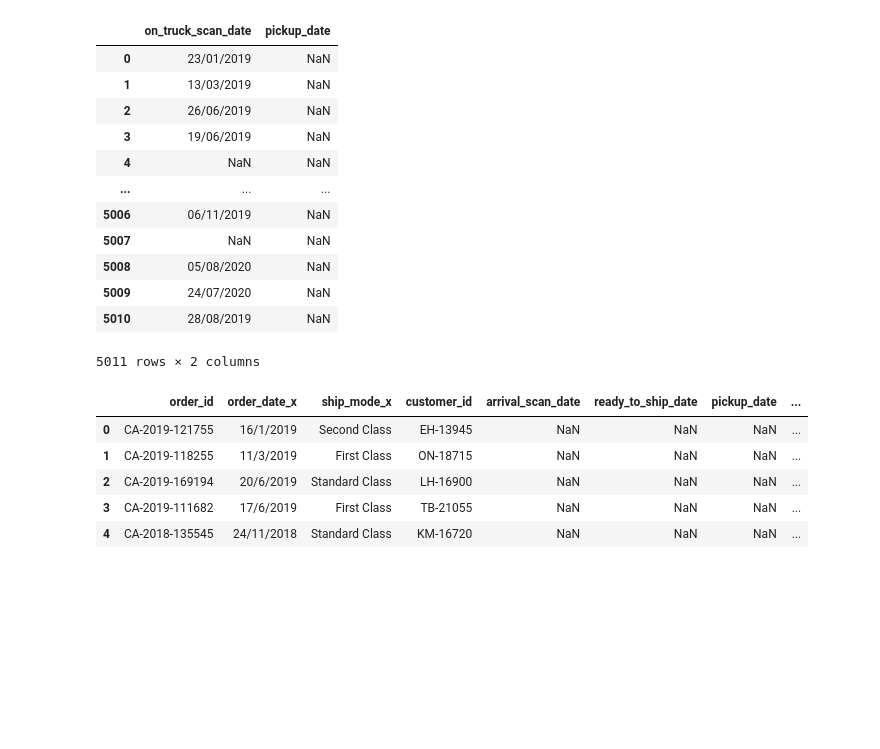
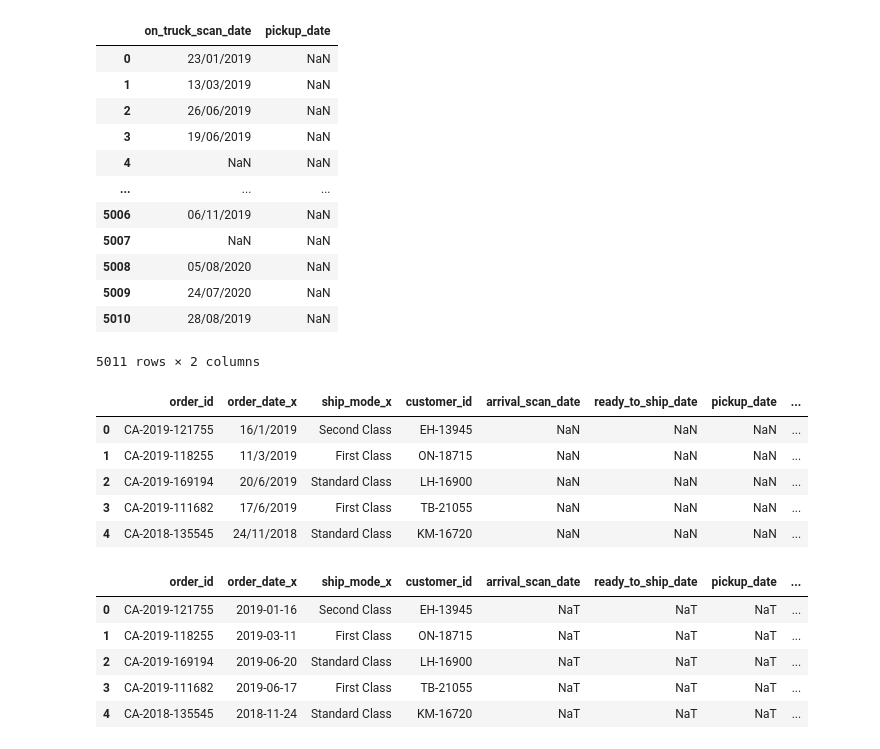
Before and after one commit to cophi-dev/EDA_muesli_group1, a Jupyter notebook: EDA_phillipp.ipynb, the cells around one changed output. Cells and saved outputs as stored; diff of their text form; code cells hidden in the pictures; blank space fills up the shorter version.

```diff
--- a/EDA_phillipp.ipynb
+++ b/EDA_phillipp.ipynb
@@ -327,0 +326,15 @@ final_dataset['order_date'] = pd.to_datetime(final_dataset['order_date'].dt.date
+# %%
+final_dataset['order_date_x'] = pd.to_datetime(final_dataset['order_date_x'], format='%d/%m/%Y')
+final_dataset['order_date_y'] = pd.to_datetime(final_dataset['order_date_y'], format='%d/%m/%Y')
+final_dataset['arrival_scan_date'] = pd.to_datetime(final_dataset['arrival_scan_date'], format='%d/%m/%Y')
+final_dataset['ready_to_ship_date'] = pd.to_datetime(final_dataset['ready_to_ship_date'], format='%d/%m/%Y')
+final_dataset['pickup_date'] = pd.to_datetime(final_dataset['pickup_date'], format='%d/%m/%Y')
+final_dataset['on_truck_scan_date'] = pd.to_datetime(final_dataset['on_truck_scan_date'], format='%d/%m/%Y')
+final_dataset.head()
+# %% [output]
+|  | order_id | order_date_x | ship_mode_x | customer_id | arrival_scan_date | ready_to_ship_date | pickup_date | ... |
+| 0 | CA-2019-121755 | 2019-01-16 | Second Class | EH-13945 | NaT | NaT | NaT | ... |
+| 1 | CA-2019-118255 | 2019-03-11 | First Class | ON-18715 | NaT | NaT | NaT | ... |
+| 2 | CA-2019-169194 | 2019-06-20 | Standard Class | LH-16900 | NaT | NaT | NaT | ... |
+| 3 | CA-2019-111682 | 2019-06-17 | First Class | TB-21055 | NaT | NaT | NaT | ... |
+| 4 | CA-2018-135545 | 2018-11-24 | Standard Class | KM-16720 | NaT | NaT | NaT | ... |
```
Also changed, not shown: parts of 5 cells of this notebook.
